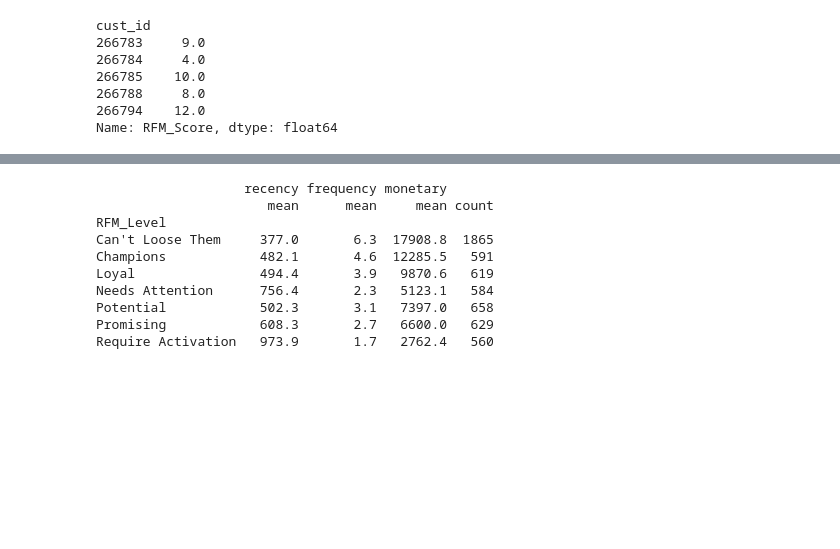
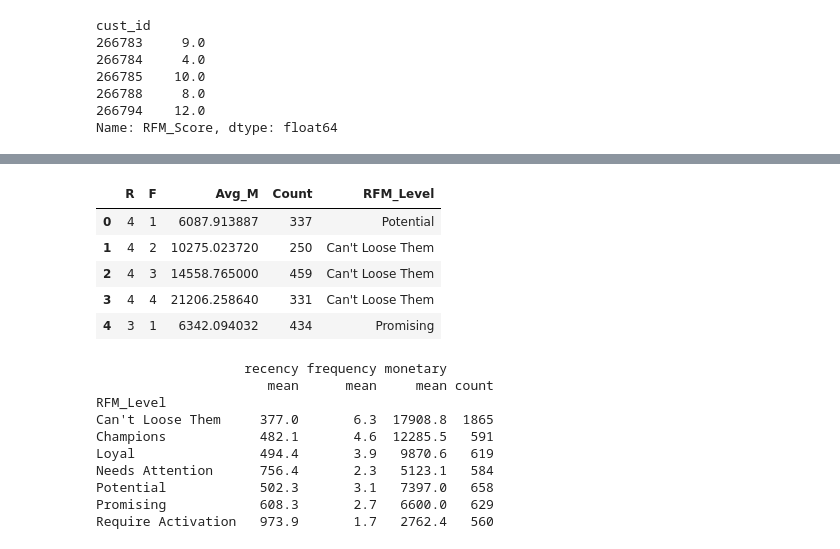
Before and after one commit to AlessandraMonaco/Visual-Analytics, a Jupyter notebook: src/app.ipynb, the cells around one changed output, grey strips where cells are left out. Cells and saved outputs as stored; diff of their text form; code cells hidden in the pictures; blank space fills up the shorter version.

```diff
--- a/src/app.ipynb
+++ b/src/app.ipynb
@@ -380,3 +390,19 @@ rfm.head()
+# %%
+rfm_segments = rfm.groupby(['R', 'F']).agg({
+    'monetary' : 'mean',
+    'cust_id' : 'count',
+    'RFM_Level' : lambda x: x.value_counts().index[0]
+})
+rfm_segments.reset_index(inplace=True)
+rfm_segments.columns = ['R','F','Avg_M', 'Count', 'RFM_Level']
+rfm_segments.head()
+# %% [output]
+|  | R | F | Avg_M | Count | RFM_Level |
+| 0 | 4 | 1 | 6087.913887 | 337 | Potential |
+| 1 | 4 | 2 | 10275.023720 | 250 | Can't Loose Them |
+| 2 | 4 | 3 | 14558.765000 | 459 | Can't Loose Them |
+| 3 | 4 | 4 | 21206.258640 | 331 | Can't Loose Them |
+| 4 | 3 | 1 | 6342.094032 | 434 | Promising |
 # %%
 # Calculate average values for each RFM_Level, and return a size of each segment
 rfm_level_agg = rfm.groupby('RFM_Level').agg({
```
Also changed, not shown: parts of 2 cells of this notebook, 10 other files.
